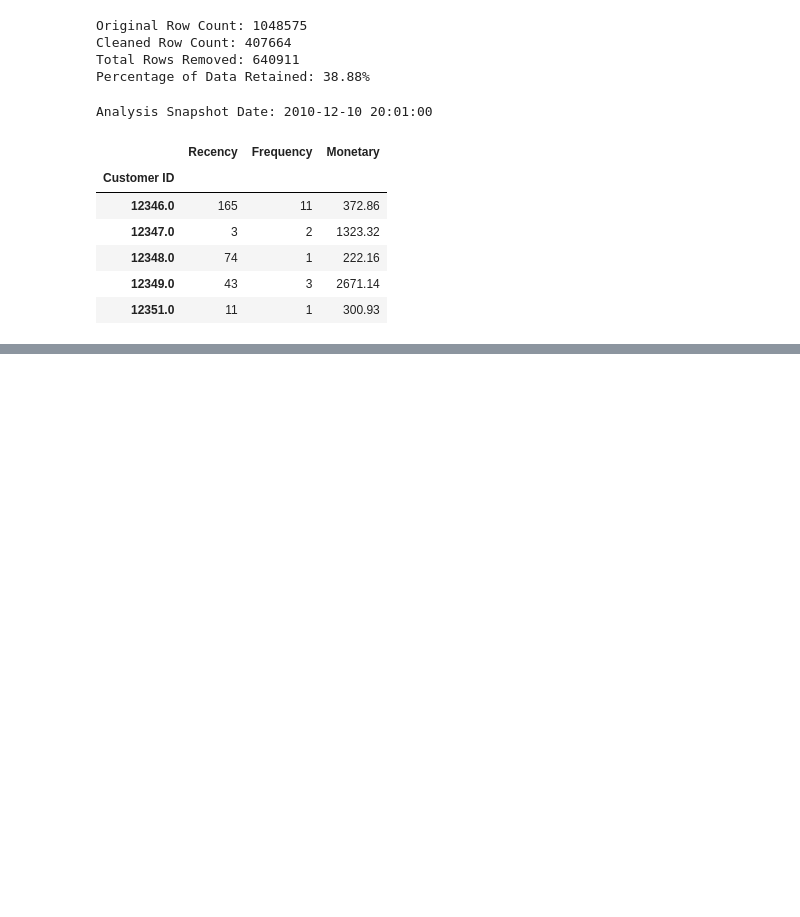
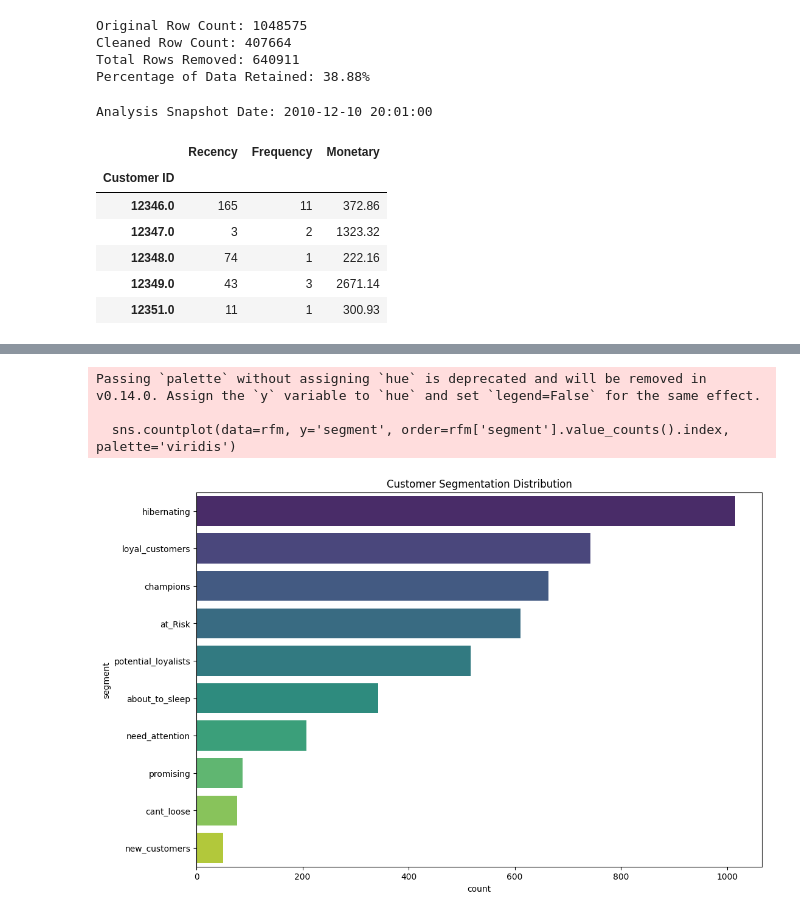
Before and after one commit to devinW19/ecommerce-behavior-analysis, a Jupyter notebook: notebooks/01_data_cleaning.ipynb, the cells around one changed output, grey strips where cells are left out. Drawn from its saved outputs; the diff is of its cells as text; code cells hidden in the pictures; blank space fills up the shorter version.

Commit message:
Completed RFM segmentation and visualization

```diff
--- a/notebooks/01_data_cleaning.ipynb
+++ b/notebooks/01_data_cleaning.ipynb
@@ -96,3 +96,20 @@ rfm.head()
 | 12351.0 | 11 | 1 | 300.93 |
 # %%
 rfm['Recency'] = rfm['Recency'].astype(int)
+# %%
+# Create Recency scores (5 is best/most recent)
+rfm["recency_score"] = pd.qcut(rfm['Recency'], 5, labels=[5, 4, 3, 2, 1])
+
+# Create Frequency scores (5 is best/most frequent)
+# Note: We use 'rank(method="first")' because e-commerce data often has many customers with the same frequency
+rfm["frequency_score"] = pd.qcut(rfm['Frequency'].rank(method="first"), 5, labels=[1, 2, 3, 4, 5])
+
+# Create Monetary scores (5 is best/highest spender)
+rfm["monetary_score"] = pd.qcut(rfm['Monetary'], 5, labels=[1, 2, 3, 4, 5])
+
+# Combine Recency and Frequency to create a segment map
+# (Monetary is often used for secondary filtering)
+rfm["RFM_SCORE"] = (rfm['recency_score'].astype(str) +
+                    rfm['frequency_score'].astype(str))
+
+rfm.head()
@@ -98,0 +124,16 @@ rfm['Recency'] = rfm['Recency'].astype(int)
+# %%
+seg_map = {
+    r'[1-2][1-2]': 'hibernating',
+    r'[1-2][3-4]': 'at_Risk',
+    r'[1-2]5': 'cant_loose',
+    r'3[1-2]': 'about_to_sleep',
+    r'33': 'need_attention',
+    r'[3-4][4-5]': 'loyal_customers',
+    r'41': 'promising',
+    r'51': 'new_customers',
+    r'[4-5][2-3]': 'potential_loyalists',
+    r'5[4-5]': 'champions'
+}
+
+rfm['segment'] = rfm['RFM_SCORE'].replace(seg_map, regex=True)
+rfm.head()
@@ -98,0 +148,13 @@ rfm['Recency'] = rfm['Recency'].astype(int)
+# %%
+import matplotlib.pyplot as plt
+import seaborn as sns
+
+plt.figure(figsize=(12, 8))
+sns.countplot(data=rfm, y='segment', order=rfm['segment'].value_counts().index, palette='viridis')
+plt.title('Customer Segmentation Distribution')
+plt.show()
+# %% [output]
+Passing `palette` without assigning `hue` is deprecated and will be removed in v0.14.0. Assign the `y` variable to `hue` and set `legend=False` for the same effect.
+
+  sns.countplot(data=rfm, y='segment', order=rfm['segment'].value_counts().index, palette='viridis')
+[figure, added]
```
Also changed, not shown: parts of 2 cells of this notebook.
